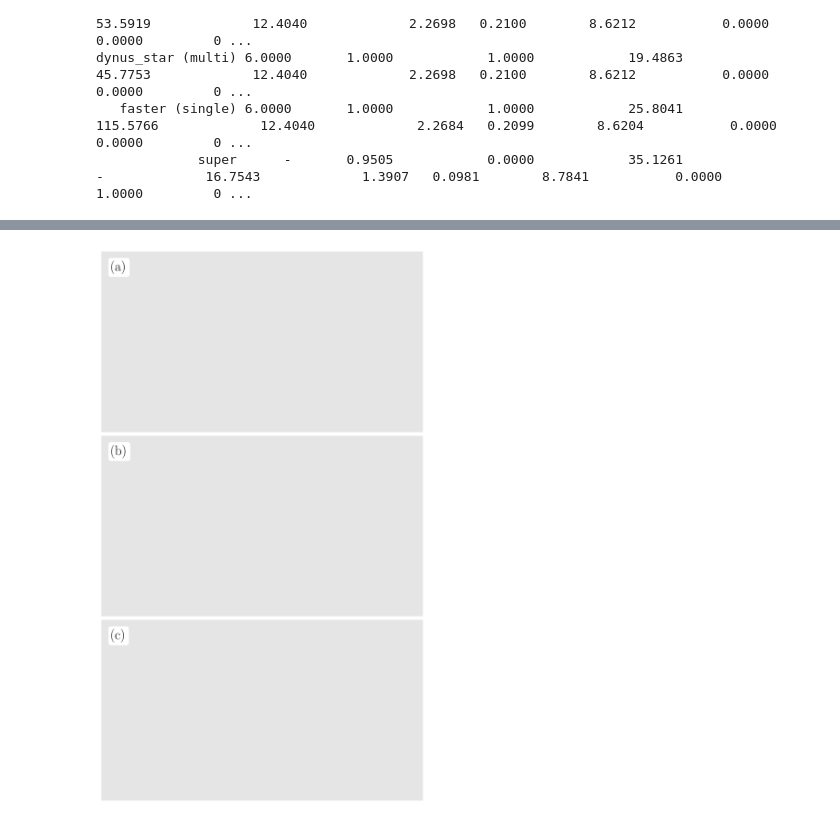
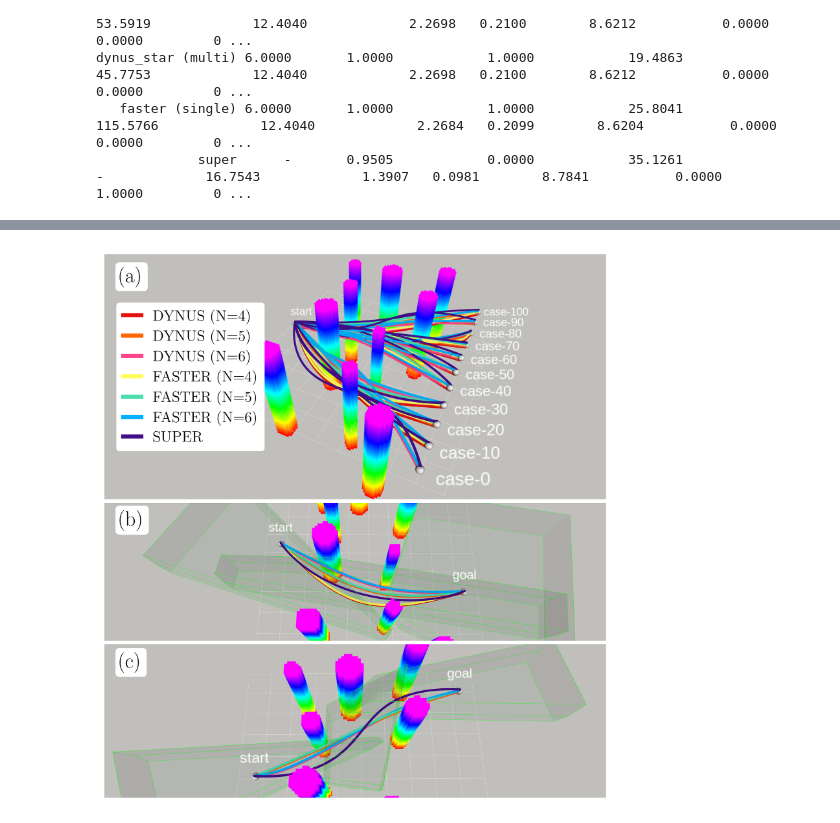
Before and after one commit to mit-acl/dynus, a Jupyter notebook: benchmarking/local_traj_benchmark.ipynb, the cells around one changed output, grey strips where cells are left out. Cells and saved outputs as stored; diff of their text form; code cells hidden in the pictures.

```diff
--- a/benchmarking/local_traj_benchmark.ipynb
+++ b/benchmarking/local_traj_benchmark.ipynb
@@ -456,12 +456,15 @@ Vertical stack layout (3 images):
 
 - Cropping is supported per image using PER_RIGHT_IMAGE_CROP (reused from your script).
 - Font settings are unchanged from your pasted code.
+- Adds a planner legend (colored line + label) on the LEFT side of the first image,
+  directly below the (a) label.
 """
 
 import os
 import numpy as np
 import matplotlib.pyplot as plt
 from matplotlib import gridspec, font_manager
+from matplotlib.lines import Line2D
 
 # ================== User parameters (edit these) ==================
 
@@ -477,22 +480,21 @@ OUTPUT_NAME = "combined_standardized.png"
 
 # Figure
 FIG_DPI = 300
-FIG_W_IN = 7.0
-FIG_H_IN = 10.0
+FIG_W_IN = 6.0
+FIG_H_IN = 6.5
 
 # Spacing
 HSPACE = 0.02
 
 # Row size ratios for the 3 stacked images (top/mid/bot)
-ROW_RATIOS = [1.0, 1.0, 1.0]
+ROW_RATIOS = [1.6, 0.9, 1.0]
 
 # --------- Cropping (pixels) ---------
-# We reuse your existing crop list as per-image crop for the 3 stacked images.
 # Order corresponds to FILENAMES (img0, img1, img2).
 PER_RIGHT_IMAGE_CROP = [
-    {"top": 0, "bottom": 0, "left": 0, "right": 0},  # img0
-    {"top": 0, "bottom": 0, "left": 0, "right": 0},  # img1
-    {"top": 0, "bottom": 0, "left": 0, "right": 0},  # img2
+    {"top": 0, "bottom": 0, "left": 0, "right": 0},        # img0
+    {"top": 300, "bottom": 500, "left": 0, "right": 0},    # img1
+    {"top": 300, "bottom": 350, "left": 0, "right": 0},    # img2
 ]
 
 # Labels (you can keep 4; code will safely use only first 3)
@@ -519,6 +521,28 @@ TNR_TTF_PATH = None
 PLACEHOLDER_H = 540
 PLACEHOLDER_W = 960
 PLACEHOLDER_GRAY = 0.90
+
+# ------------------ Legend settings (NEW) ------------------
+
+LEGEND_ITEMS = [
+    ("#e51010", "DYNUS (N=4)"),   # red
+    ("#ff6600", "DYNUS (N=5)"),   # orange
+    ("#fc4589", "DYNUS (N=6)"),   # pink
+    ("#fffc5d", "FASTER (N=4)"),  # yellow
+    ("#4adeaf", "FASTER (N=5)"),  # mint
+    ("#00b2ff", "FASTER (N=6)"),  # cyan
+    ("#420e87", "SUPER"),         # purple
+]
+
+# Legend anchor in AXES coordinates of the first panel (ax0)
+# Put it below (a): same x as label, and a bit lower y.
+LEGEND_ANCHOR_AXES = (0.025, 0.8)   # (x, y) in axes fraction
+LEGEND_FONT_SIZE = 13
+LEGEND_LINEWIDTH = 3.5
+LEGEND_HANDLELEN = 1.2
+LEGEND_LABELSPACING = 0.35
+LEGEND_FRAME = True
+LEGEND_FRAME_ALPHA = 1.0
 
 # ================== End user parameters ==================
 
@@ -573,7 +597,6 @@ def _get_crop_from_dict(d: dict, fallback: dict):
 
 
 def _get_image_crop(i: int):
-    # Use PER_RIGHT_IMAGE_CROP as per-image crop; if not provided, fallback to zeros.
     fallback = {"top": 0, "bottom": 0, "left": 0, "right": 0}
 
     if PER_RIGHT_IMAGE_CROP is None:
@@ -629,8 +652,38 @@ def _add_label(ax, text: str):
         color=LABEL_COLOR,
         family=LABEL_FAMILY,
         bbox=bbox,
-        zorder=5,
+        zorder=6,
     )
+
+
+def _add_planner_legend(ax):
+    # Create small colored line handles + labels
+    handles = [
+        Line2D([0], [0], color=hex_color, lw=LEGEND_LINEWIDTH)
+        for (hex_color, _) in LEGEND_ITEMS
+    ]
+    labels = [name for (_, name) in LEGEND_ITEMS]
+
+    leg = ax.legend(
+        handles, labels,
+        loc="upper left",
+        bbox_to_anchor=LEGEND_ANCHOR_AXES,  # in axes coords
+        borderaxespad=0.0,
+        frameon=LEGEND_FRAME,
+        fontsize=LEGEND_FONT_SIZE,
+        handlelength=LEGEND_HANDLELEN,
+        labelspacing=LEGEND_LABELSPACING,
+        ncol=1,
+    )
+
+    if LEGEND_FRAME:
+        leg.get_frame().set_alpha(LEGEND_FRAME_ALPHA)
+        leg.get_frame().set_facecolor("white")
+        leg.get_frame().set_edgecolor("white")
+
+    # Ensure legend text uses your existing family (do not change global font settings)
+    for txt in leg.get_texts():
+        txt.set_family(LABEL_FAMILY)
 
 
 # ================== Run (Jupyter cell) ==================
@@ -656,9 +709,12 @@ gs = gridspec.GridSpec(
 axes = [fig.add_subplot(gs[i, 0]) for i in range(3)]
 
 for ax, img, lab in zip(axes, imgs, labels3):
-    ax.imshow(img)
+    ax.imshow(img, aspect="auto")   # IMPORTANT: fill axes -> reduces white band
     ax.axis("off")
     _add_label(ax, lab)
+
+# Add legend on the first image (below (a), left side)
+_add_planner_legend(axes[0])
 
 os.makedirs(OUTPUT_DIR, exist_ok=True)
 save_path = os.path.join(OUTPUT_DIR, OUTPUT_NAME)
@@ -675,2 +728,2 @@ plt.show()
 [OK] Saved: /home/kkondo/paper_writing/DYNUS_v3/figures/sim/standardized/combined_standardized.png
-[figure, old version]
+[figure, new version]
```
Also changed, not shown: parts of 1 cell of this notebook.
